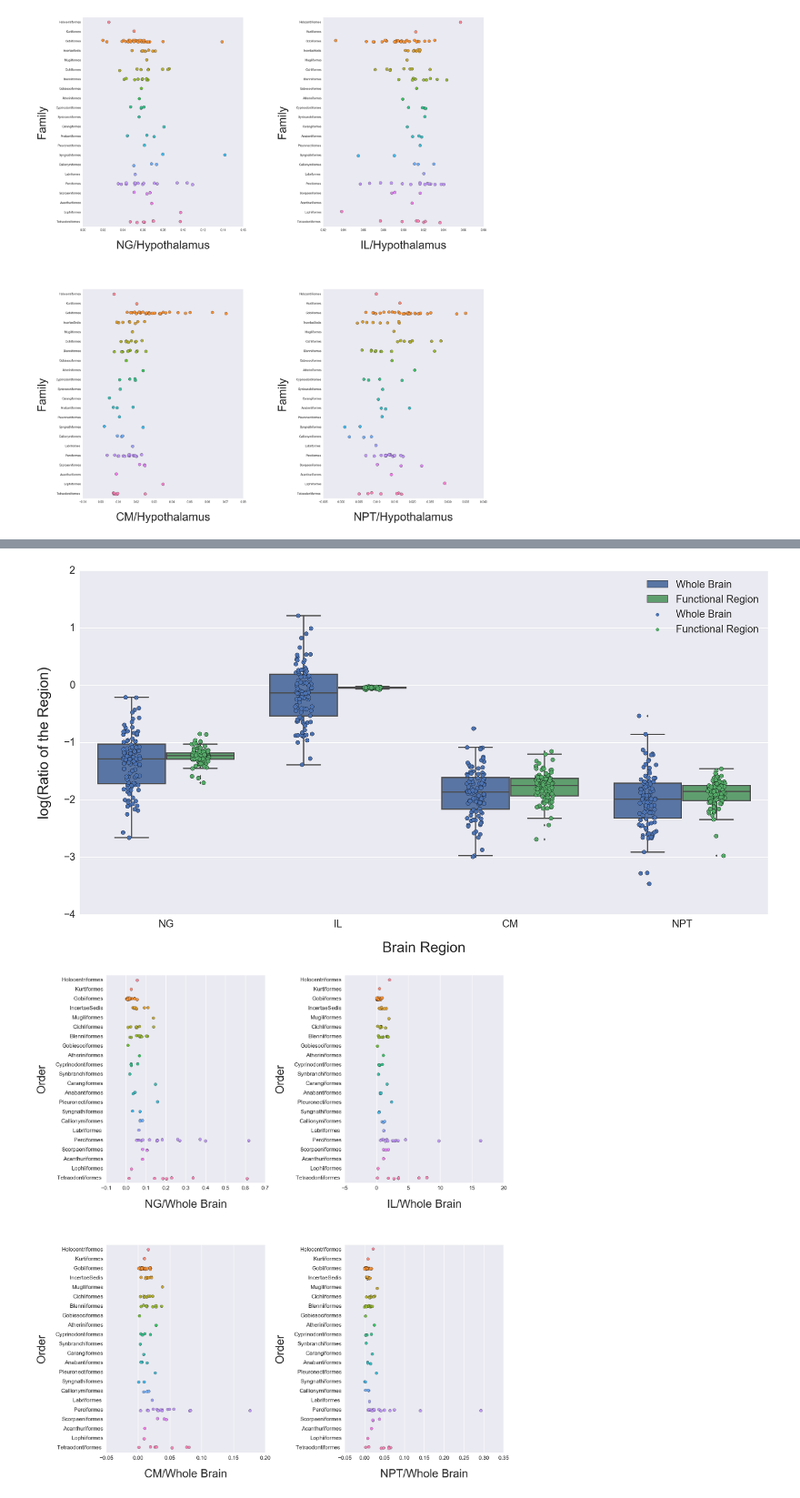
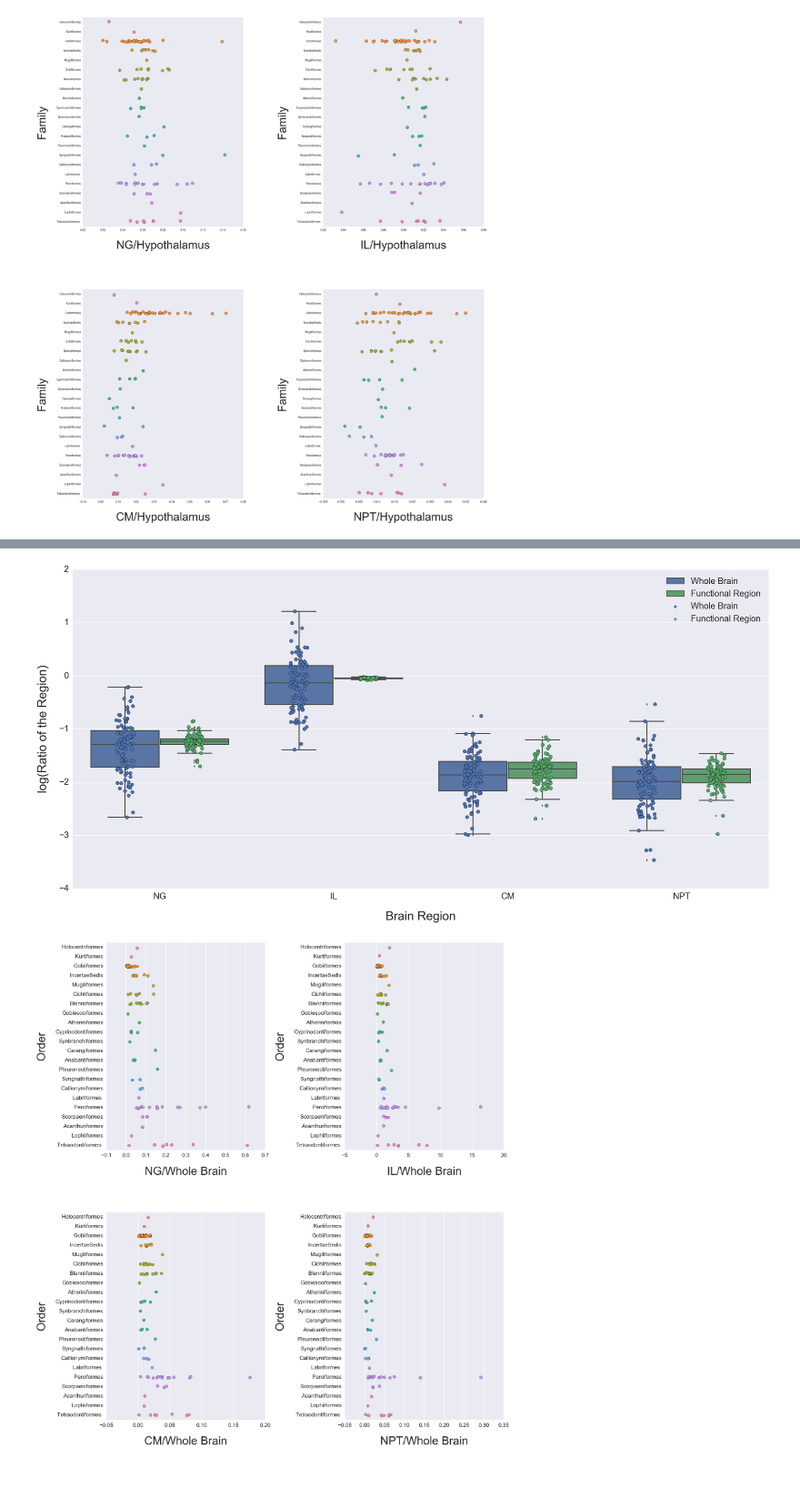
Before and after one commit to holmesjr42/Brain_morphology, a Jupyter notebook: brain_morphology_also_excel_import.ipynb, the cells around one changed output, grey strips where cells are left out. Shown at 91% size. Saved outputs shown, nothing was run; the diff lists cells and outputs as text; code cells hidden in the pictures.

Commit message:
image save
for latex, it is better to save image as svg

```diff
--- a/brain_morphology_also_excel_import.ipynb
+++ b/brain_morphology_also_excel_import.ipynb
@@ -247,17 +247,19 @@ plt.show()
 # %%
 #boxplot2_log
-plt.figure(figsize=(30,15))
+comparison=plt.figure(figsize=(30,15))
 # size=10,jitter=True, edgecolor="k",linewidth=0.5
 dfc_2=dfe.parse('snsdc_2')
 logbox=sns.stripplot(x='Region',y='log(Ratio of the Region)',hue='Reference',size=10,jitter=True, edgecolor="k",linewidth=0.5,data=dfc_2,split=True)
 sns.boxplot(x='Region',y='log(Ratio of the Region)',hue='Reference',data=dfc_2)
 logbox.tick_params(labelsize=25)
 logbox.set_xlabel('Brain Region',fontsize=35,labelpad=30)
 logbox.set_ylabel('log(Ratio of the Region)',fontsize=35,labelpad=30)
 plt.legend(prop={'size':25})
+plt.tight_layout()
 plt.show()
+comparison.savefig("comparison.svg",format='svg', dpi=1200)
 # %% [output]
-[figure, old version]
+[figure, new version]
 # %%
 #brain_ratio
 boxesb=plt.figure(figsize=(25,30))
```
Also changed, not shown: parts of 2 cells of this notebook, 6 other files.
